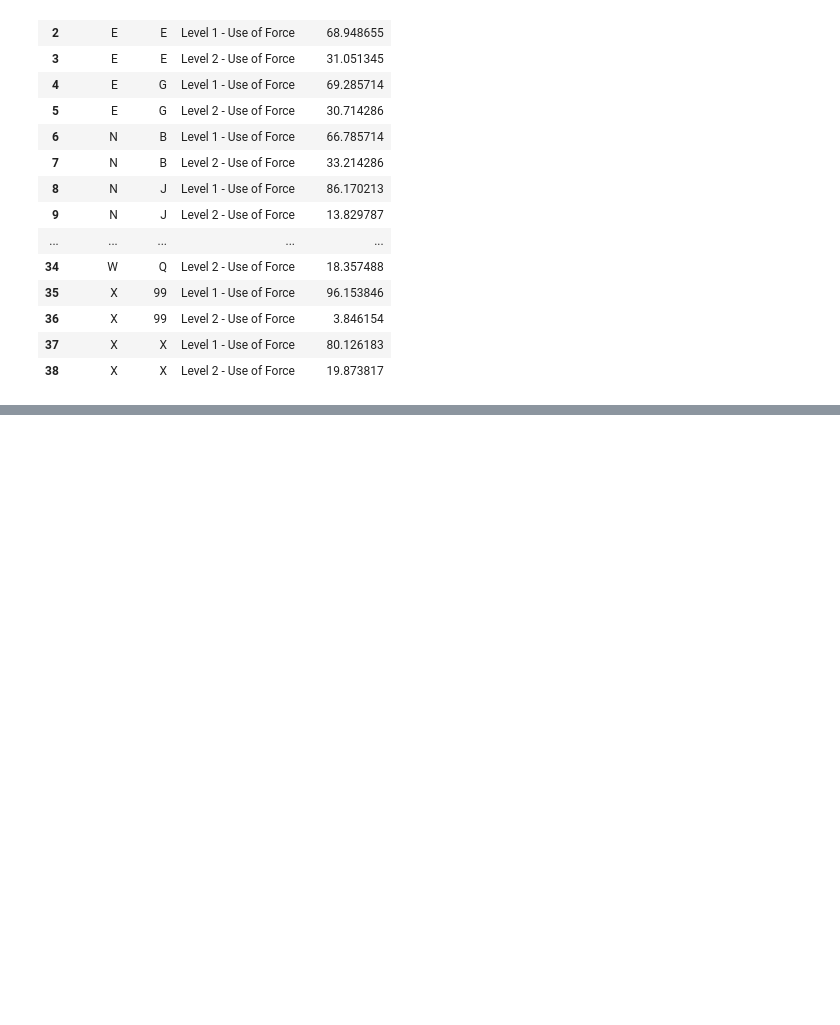
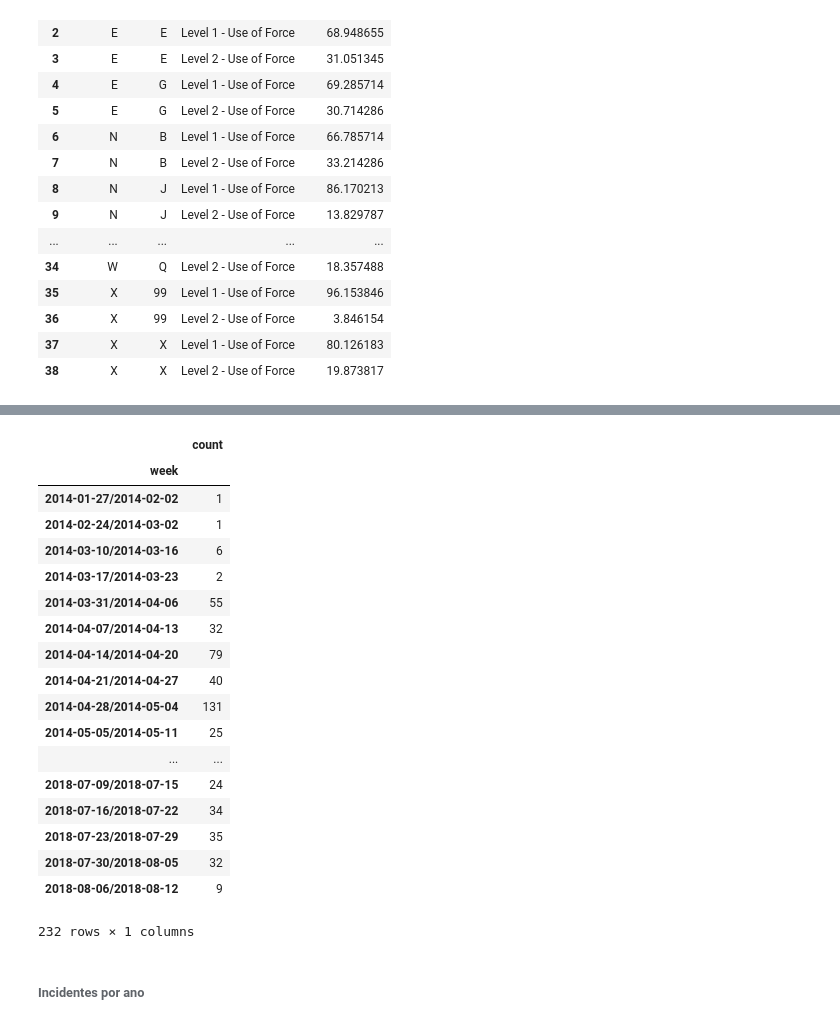
Before and after one commit to clairtonm/atlanticoDSTest, a Jupyter notebook: Notebooks/Untitled.ipynb, the cells around one changed output, grey strips where cells are left out. Drawn from its saved outputs; the diff is of its cells as text; code cells hidden in the pictures; blank space fills up the shorter version.

```diff
--- a/Notebooks/Untitled.ipynb
+++ b/Notebooks/Untitled.ipynb
@@ -149,0 +241,32 @@ sector_incidente_percent.reset_index()
+# %%
+incident_date_week['week'] = pd.to_datetime(incident_date_week['Occured_date_time']).dt.to_period('W')
+# %%
+incident_date_week = incident_date_week.groupby(['week']).count()
+# %%
+incident_date_week['count'] = incident_date_week['Incident_Num']
+# %%
+incident_date_week = incident_date_week[['count']]
+# %%
+incident_date_week
+# %% [output]
+|  | count |
+| week |  |
+| 2014-01-27/2014-02-02 | 1 |
+| 2014-02-24/2014-03-02 | 1 |
+| 2014-03-10/2014-03-16 | 6 |
+| 2014-03-17/2014-03-23 | 2 |
+| 2014-03-31/2014-04-06 | 55 |
+| 2014-04-07/2014-04-13 | 32 |
+| 2014-04-14/2014-04-20 | 79 |
+| 2014-04-21/2014-04-27 | 40 |
+| 2014-04-28/2014-05-04 | 131 |
+| 2014-05-05/2014-05-11 | 25 |
+| ... | ... |
+| 2018-07-09/2018-07-15 | 24 |
+| 2018-07-16/2018-07-22 | 34 |
+| 2018-07-23/2018-07-29 | 35 |
+| 2018-07-30/2018-08-05 | 32 |
+| 2018-08-06/2018-08-12 | 9 |
+232 rows × 1 columns
+# %% [markdown]
+###### Incidentes por ano
```
Also changed, not shown: parts of 37 cells of this notebook.
